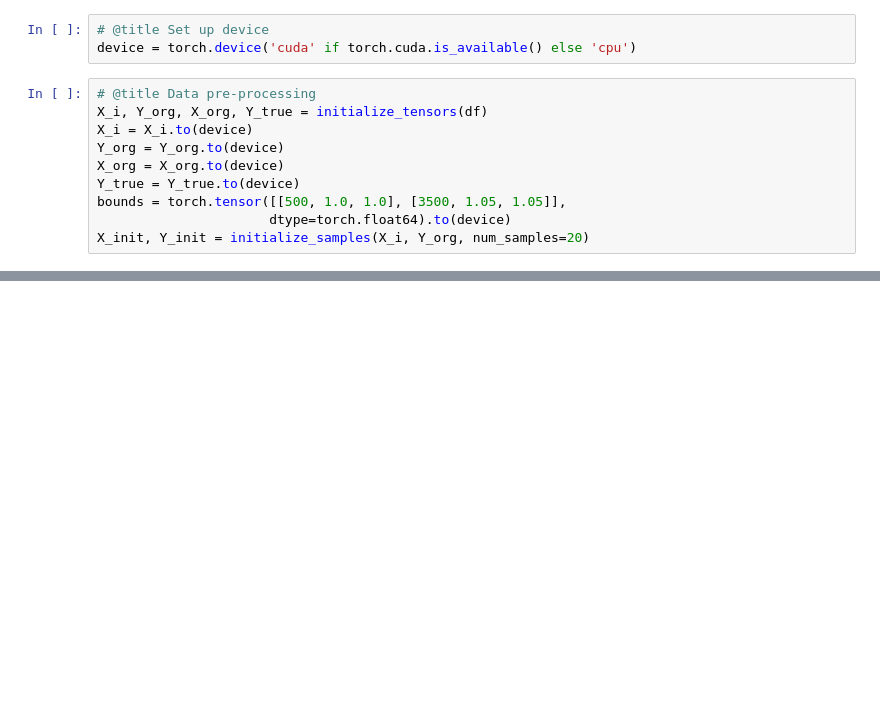
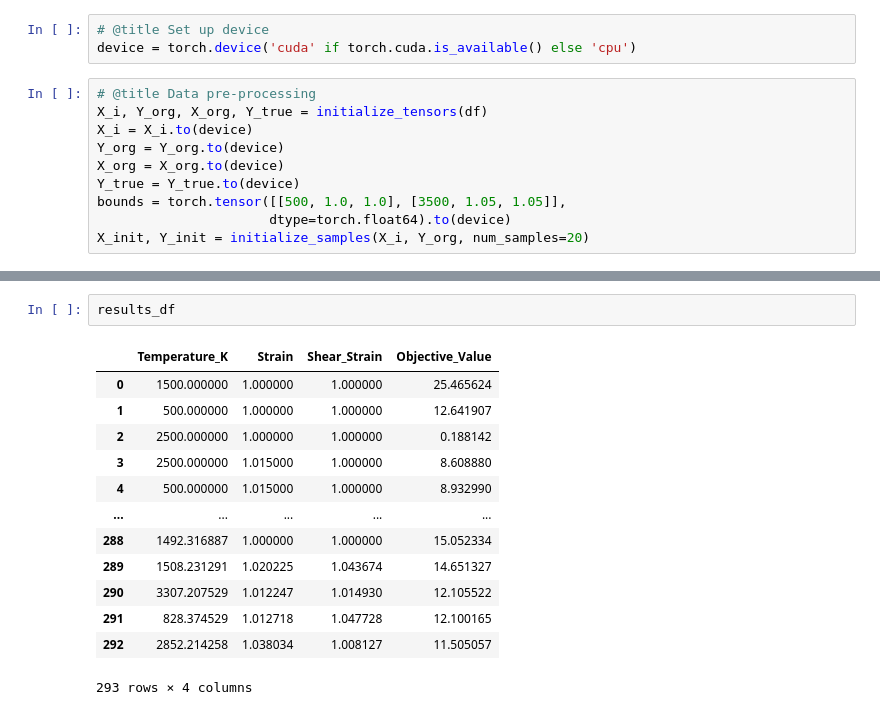
Before and after one commit to Anny-tech/Bayesian_Active_Learning, a Jupyter notebook: BO_AL_Basic_Implementation_fin.ipynb, the cells around one changed output, grey strips where cells are left out. Drawn from its saved outputs; the diff is of its cells as text; blank space fills up the shorter version.

```diff
--- a/BO_AL_Basic_Implementation_fin.ipynb
+++ b/BO_AL_Basic_Implementation_fin.ipynb
@@ -504,3 +539,19 @@ instead, which fixes the issues and has the same API. See https://arxiv.org/abs/
 instead, which fixes the issues and has the same API. See https://arxiv.org/abs/2310.20708 for details.
   legacy_ei_numerics_warning(legacy_name=type(self).__name__)
 ... (90 outputs left out)
+# %%
+results_df
+# %% [output]
+|  | Temperature_K | Strain | Shear_Strain | Objective_Value |
+| 0 | 1500.000000 | 1.000000 | 1.000000 | 25.465624 |
+| 1 | 500.000000 | 1.000000 | 1.000000 | 12.641907 |
+| 2 | 2500.000000 | 1.000000 | 1.000000 | 0.188142 |
+| 3 | 2500.000000 | 1.015000 | 1.000000 | 8.608880 |
+| 4 | 500.000000 | 1.015000 | 1.000000 | 8.932990 |
+| ... | ... | ... | ... | ... |
+| 288 | 1492.316887 | 1.000000 | 1.000000 | 15.052334 |
+| 289 | 1508.231291 | 1.020225 | 1.043674 | 14.651327 |
+| 290 | 3307.207529 | 1.012247 | 1.014930 | 12.105522 |
+| 291 | 828.374529 | 1.012718 | 1.047728 | 12.100165 |
+| 292 | 2852.214258 | 1.038034 | 1.008127 | 11.505057 |
+293 rows × 4 columns
```
Also changed, not shown: parts of 6 cells of this notebook.
